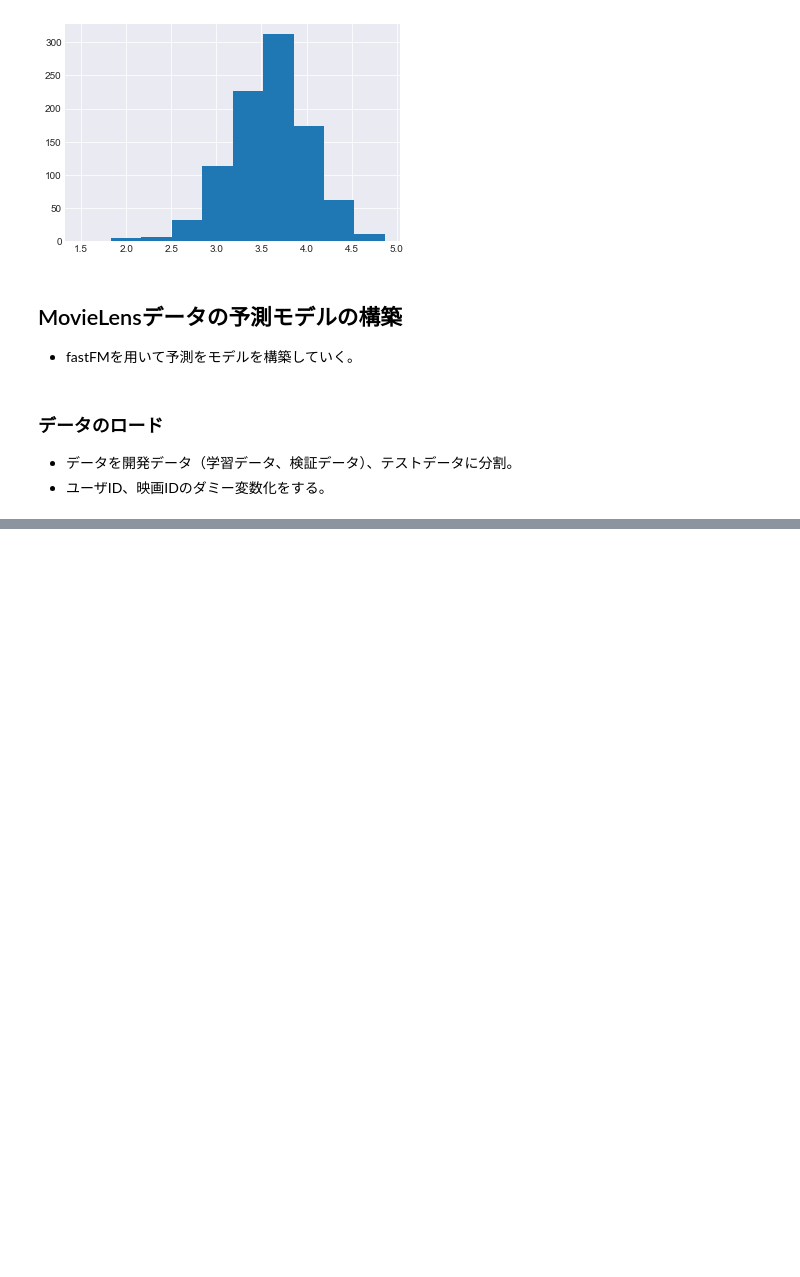
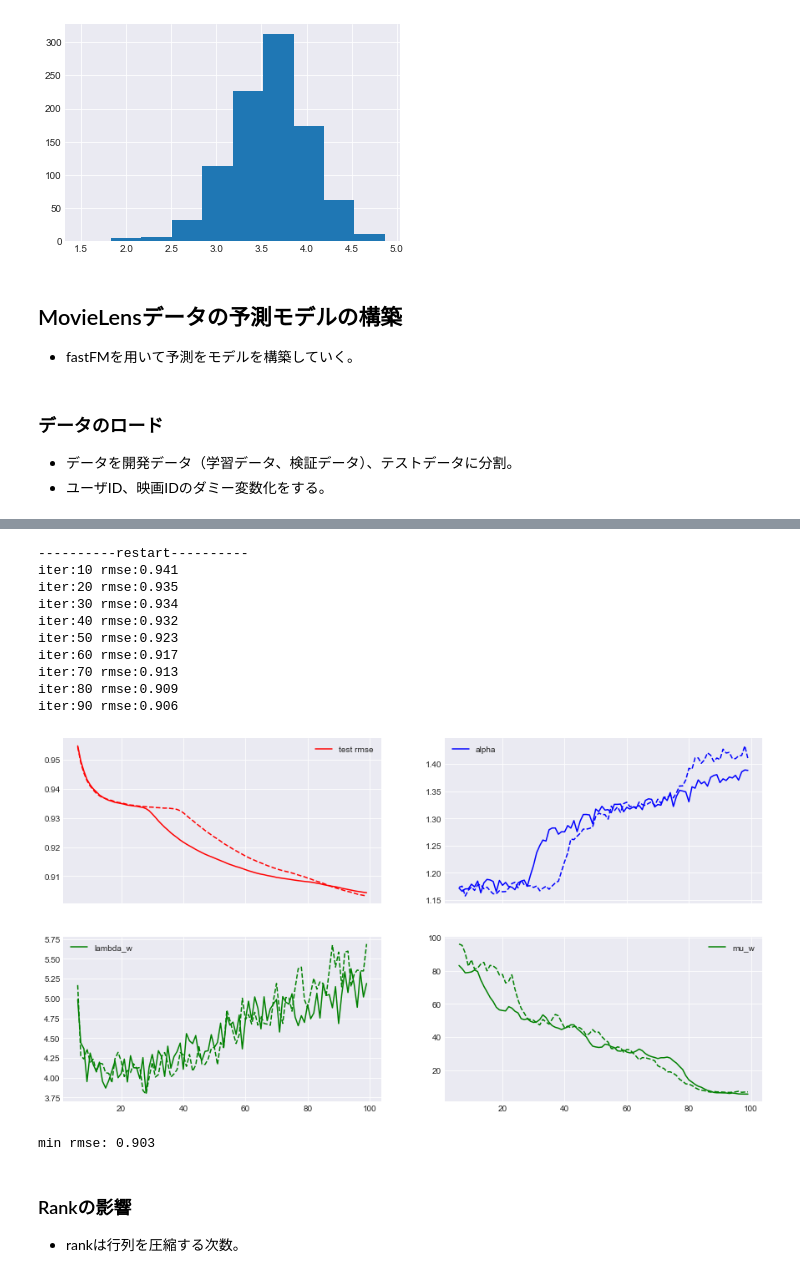
Before and after one commit to takitsuba/play_ml, a Jupyter notebook: recommendation/movie_recommendation.ipynb, the cells around one changed output, grey strips where cells are left out. Drawn from its saved outputs; the diff is of its cells as text; code cells hidden in the pictures; blank space fills up the shorter version.

```diff
--- a/recommendation/movie_recommendation.ipynb
+++ b/recommendation/movie_recommendation.ipynb
@@ -246,0 +295,76 @@ X_train, X_dev_test, y_train, y_dev_test = train_test_split(X_dev, y_dev,
+# %%
+n_iter = 100
+rank = 4
+seed = 333
+step_size = 1
+
+fm = mcmc.FMRegression(n_iter=0, rank=rank, random_state=seed)
+
+fm.fit_predict(X_train, y_train, X_dev_test)
+
+rmse_test = []
+rmse_news = []
+hyper_param = np.zeros((n_iter-1, 3+2*rank), dtype=np.float64)
+for nr, i in enumerate(range(1, n_iter)):
+    fm.random_state = i*seed
+    y_pred = fm.fit_predict(X_train, y_train, X_dev_test, n_more_iter=step_size)
+    rmse_test.append(np.sqrt(mean_squared_error(y_pred,y_dev_test)))
+    hyper_param[nr,:] = fm.hyper_param_
+# %%
+print("----------restart----------")
+
+values = np.arange(1, n_iter)
+rmse_test_re = []
+hyper_param_re = np.zeros((len(values), 3+2*rank), dtype=np.float64)
+
+for nr, i in enumerate(values):
+    fm = mcmc.FMRegression(n_iter=i, rank=rank, random_state=seed)
+    y_pred = fm.fit_predict(X_train, y_train, X_dev_test)
+    rmse = np.sqrt(mean_squared_error(y_pred, y_dev_test))
+    rmse_test_re.append(rmse)
+    hyper_param_re[nr, :] = fm.hyper_param_
+    if i % 10 == 0:
+        print('iter:{} rmse:{:.3f}'.format(i, rmse))
+
+from matplotlib import pyplot as plt
+fig, axes = plt.subplots(nrows=2, ncols=2, sharex=True, figsize=(15, 8))
+
+x = values * step_size
+burn_in = 5
+x = x[burn_in:]
+
+#with plt.style.context('ggplot'):
+axes[0, 0].plot(x, rmse_test[burn_in:], label='test rmse', color="r")
+axes[0, 0].plot(values[burn_in:], rmse_test_re[burn_in:], ls="--", color="r")
+axes[0, 0].legend()
+
+axes[0, 1].plot(x, hyper_param[burn_in:,0], label='alpha', color="b")
+axes[0, 1].plot(values[burn_in:], hyper_param_re[burn_in:,0], ls="--", color="b")
+axes[0, 1].legend()
+
+axes[1, 0].plot(x, hyper_param[burn_in:,1], label='lambda_w', color="g")
+axes[1, 0].plot(values[burn_in:], hyper_param_re[burn_in:,1], ls="--", color="g")
+axes[1, 0].legend()
+
+axes[1, 1].plot(x, hyper_param[burn_in:,3], label='mu_w', color="g")
+axes[1, 1].plot(values[burn_in:], hyper_param_re[burn_in:,3], ls="--", color="g")
+axes[1, 1].legend()
+
+plt.show()
+print("min rmse: {:.3f}".format(np.min(rmse_test_re)))
+# %% [output]
+----------restart----------
+iter:10 rmse:0.941
+iter:20 rmse:0.935
+iter:30 rmse:0.934
+iter:40 rmse:0.932
+iter:50 rmse:0.923
+iter:60 rmse:0.917
+iter:70 rmse:0.913
+iter:80 rmse:0.909
+iter:90 rmse:0.906
+[figure, added]
+min rmse: 0.903
+# %% [markdown]
+### Rankの影響
+* rankは行列を圧縮する次数。
```
Also changed, not shown: parts of 3 cells of this notebook, 1 other file.
